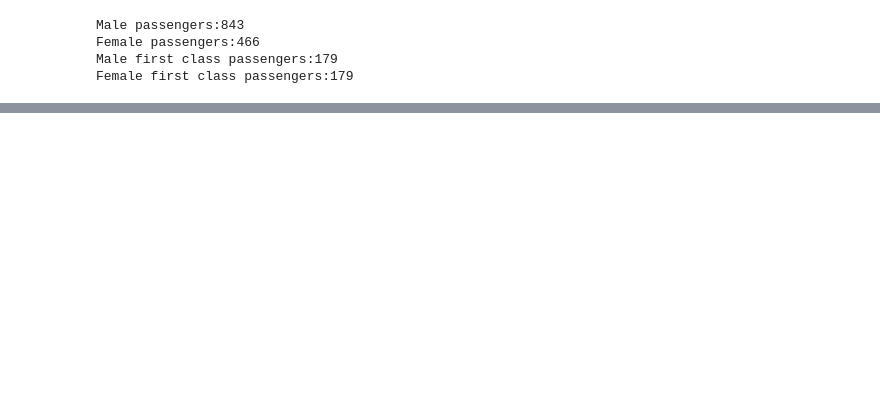
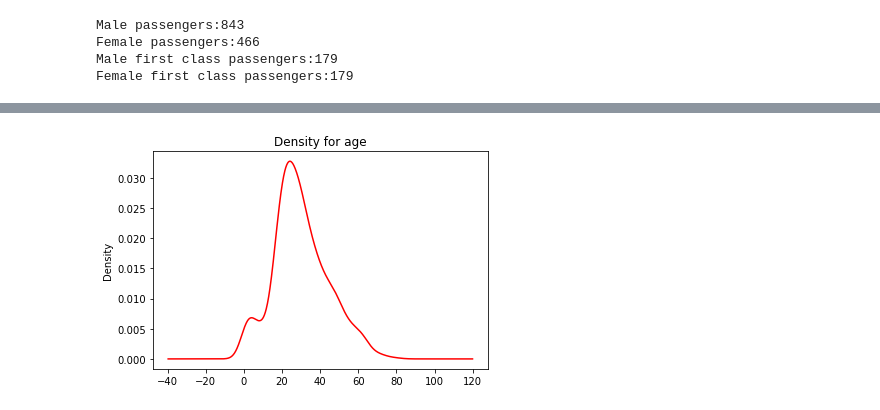
Before and after one commit to Hariru4/titanic_challenge, a Jupyter notebook: Notebooks/1.0_data_exploration.ipynb, the cells around one changed output, grey strips where cells are left out. Saved outputs shown, nothing was run; the diff lists cells and outputs as text; code cells hidden in the pictures; blank space fills up the shorter version.

```diff
--- a/Notebooks/1.0_data_exploration.ipynb
+++ b/Notebooks/1.0_data_exploration.ipynb
@@ -100,0 +192,4 @@ Female first class passengers:179
+# %%
+full_df.Age.plot(kind='kde',title='Density for age',color='r');
+# %% [output]
+[figure, added]
```
Also changed, not shown: parts of 19 cells of this notebook.
